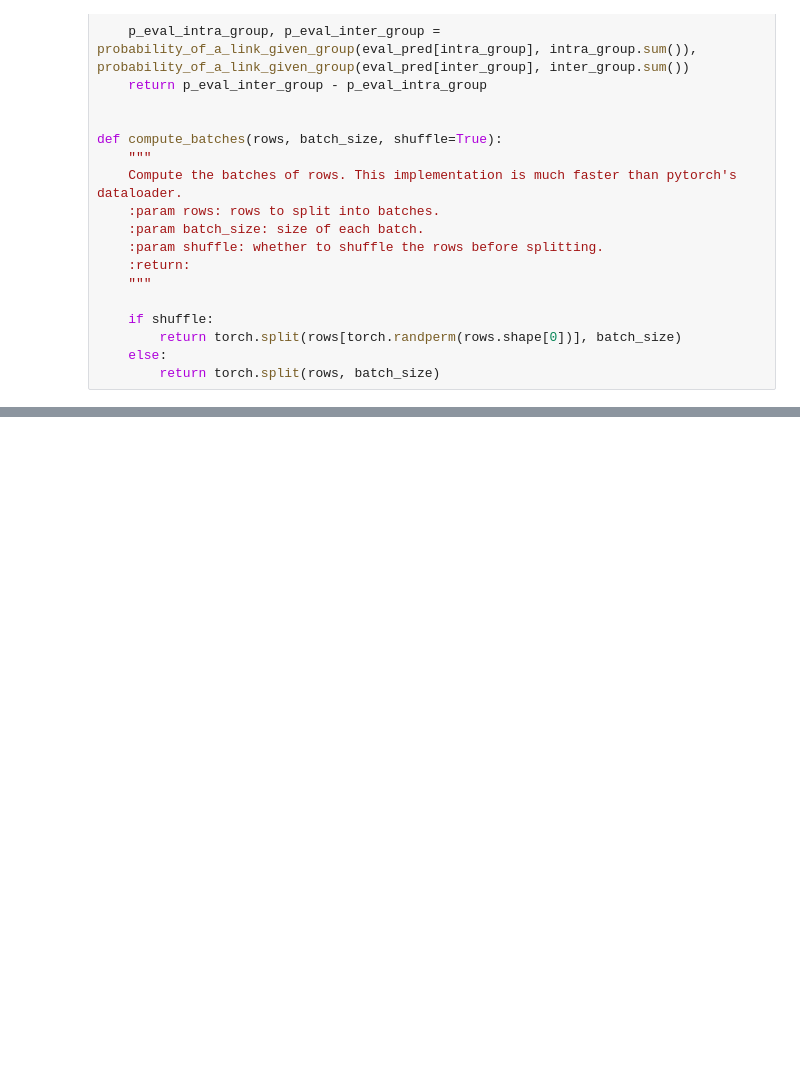
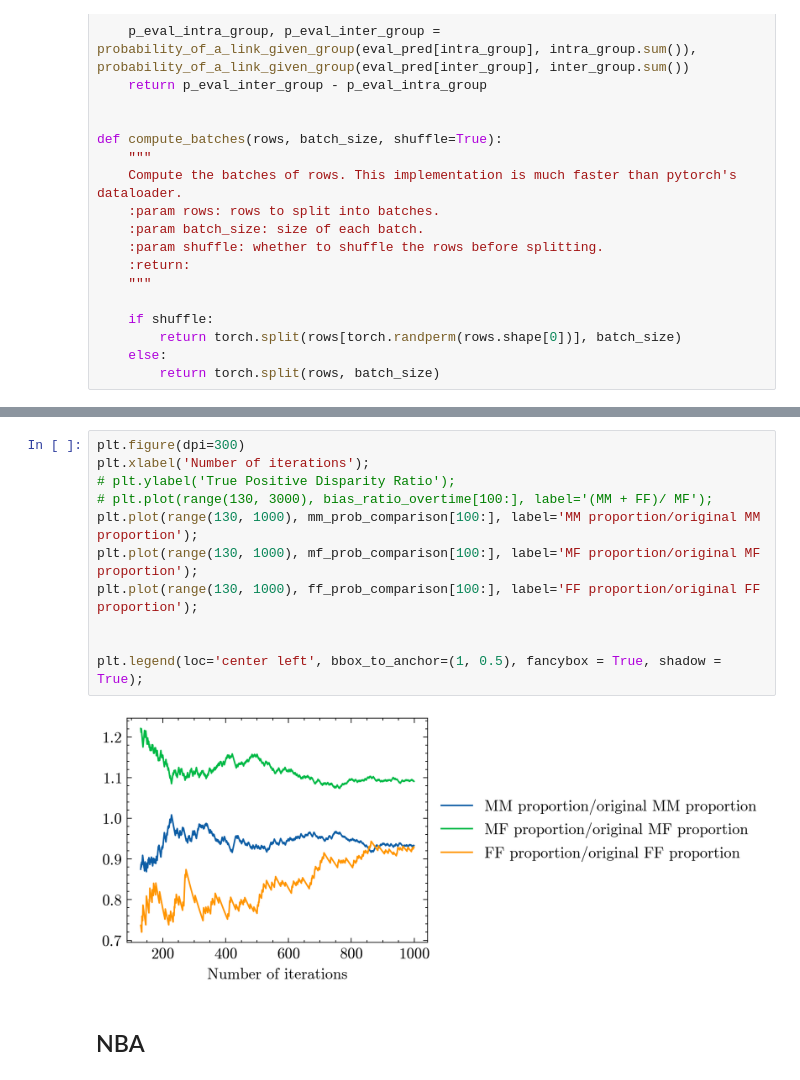
Before and after one commit to joaopedromattos/fairness, a Jupyter notebook: cummulative_effect/common_neighbors.ipynb, the cells around one changed output, grey strips where cells are left out. Saved outputs shown, nothing was run; the diff lists cells and outputs as text; blank space fills up the shorter version.

```diff
--- a/cummulative_effect/common_neighbors.ipynb
+++ b/cummulative_effect/common_neighbors.ipynb
@@ -1246,0 +1313,15 @@ torch.Size([2506, 2])
+# %%
+plt.figure(dpi=300)
+plt.xlabel('Number of iterations');
+# plt.ylabel('True Positive Disparity Ratio');
+# plt.plot(range(130, 3000), bias_ratio_overtime[100:], label='(MM + FF)/ MF');
+plt.plot(range(130, 1000), mm_prob_comparison[100:], label='MM proportion/original MM proportion');
+plt.plot(range(130, 1000), mf_prob_comparison[100:], label='MF proportion/original MF proportion');
+plt.plot(range(130, 1000), ff_prob_comparison[100:], label='FF proportion/original FF proportion');
+
+
+plt.legend(loc='center left', bbox_to_anchor=(1, 0.5), fancybox = True, shadow = True);
+# %% [output]
+[figure, added]
+# %% [markdown]
+## NBA
```
Also changed, not shown: parts of 21 cells of this notebook, 27 other files.
